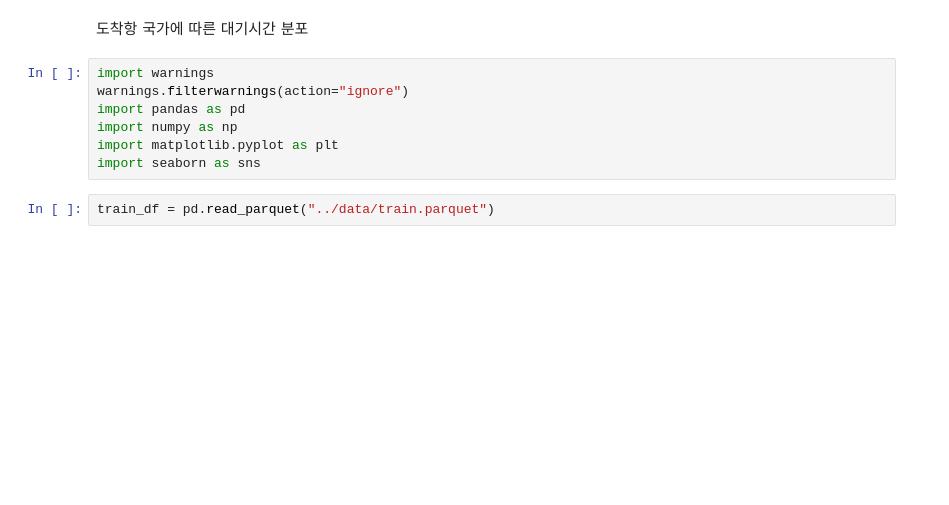
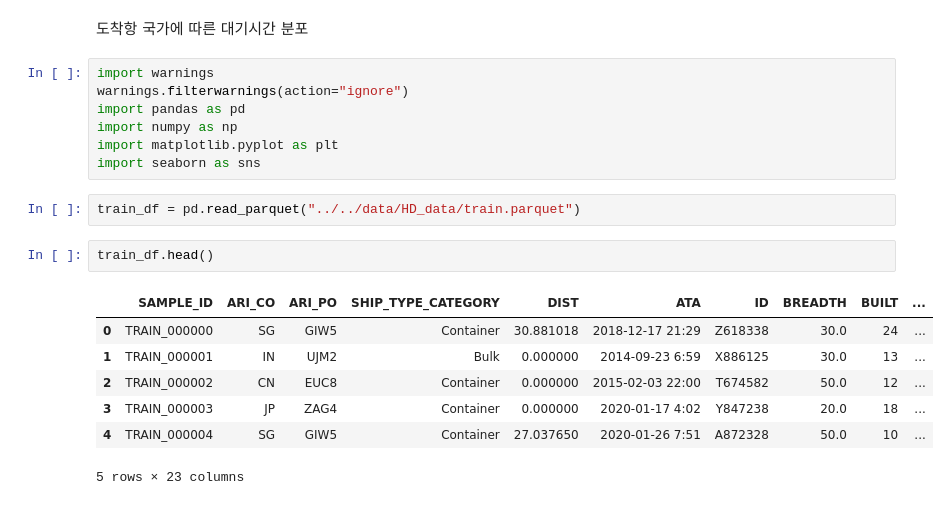
Before and after one commit to sihyeong671/HD-AI-Challenge, a Jupyter notebook: EDA/EDA_1.ipynb, the cells around one changed output. Saved outputs shown, nothing was run; the diff lists cells and outputs as text; blank space fills up the shorter version.

```diff
--- a/EDA/EDA_1.ipynb
+++ b/EDA/EDA_1.ipynb
@@ -8,7 +8,17 @@ import numpy as np
 import matplotlib.pyplot as plt
 import seaborn as sns
 # %%
-train_df = pd.read_parquet("../data/train.parquet")
+train_df = pd.read_parquet("../../data/HD_data/train.parquet")
+# %%
+train_df.head()
+# %% [output]
+|  | SAMPLE_ID | ARI_CO | ARI_PO | SHIP_TYPE_CATEGORY | DIST | ATA | ID | BREADTH | BUILT | ... |
+| 0 | TRAIN_000000 | SG | GIW5 | Container | 30.881018 | 2018-12-17 21:29 | Z618338 | 30.0 | 24 | ... |
+| 1 | TRAIN_000001 | IN | UJM2 | Bulk | 0.000000 | 2014-09-23 6:59 | X886125 | 30.0 | 13 | ... |
+| 2 | TRAIN_000002 | CN | EUC8 | Container | 0.000000 | 2015-02-03 22:00 | T674582 | 50.0 | 12 | ... |
+| 3 | TRAIN_000003 | JP | ZAG4 | Container | 0.000000 | 2020-01-17 4:02 | Y847238 | 20.0 | 18 | ... |
+| 4 | TRAIN_000004 | SG | GIW5 | Container | 27.037650 | 2020-01-26 7:51 | A872328 | 50.0 | 10 | ... |
+5 rows × 23 columns
 # %%
 unique_names = sorted(train_df["ARI_CO"].unique())
 
```
Also changed, not shown: parts of 1 cell of this notebook, 14 other files.
